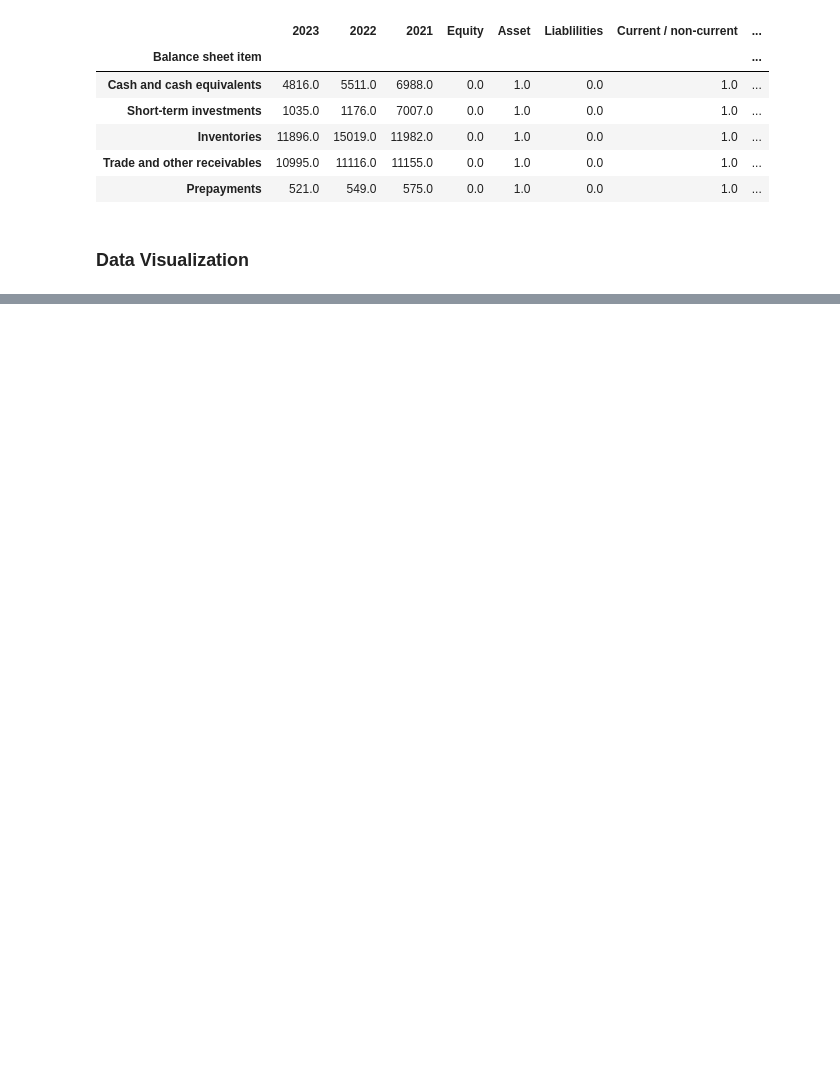
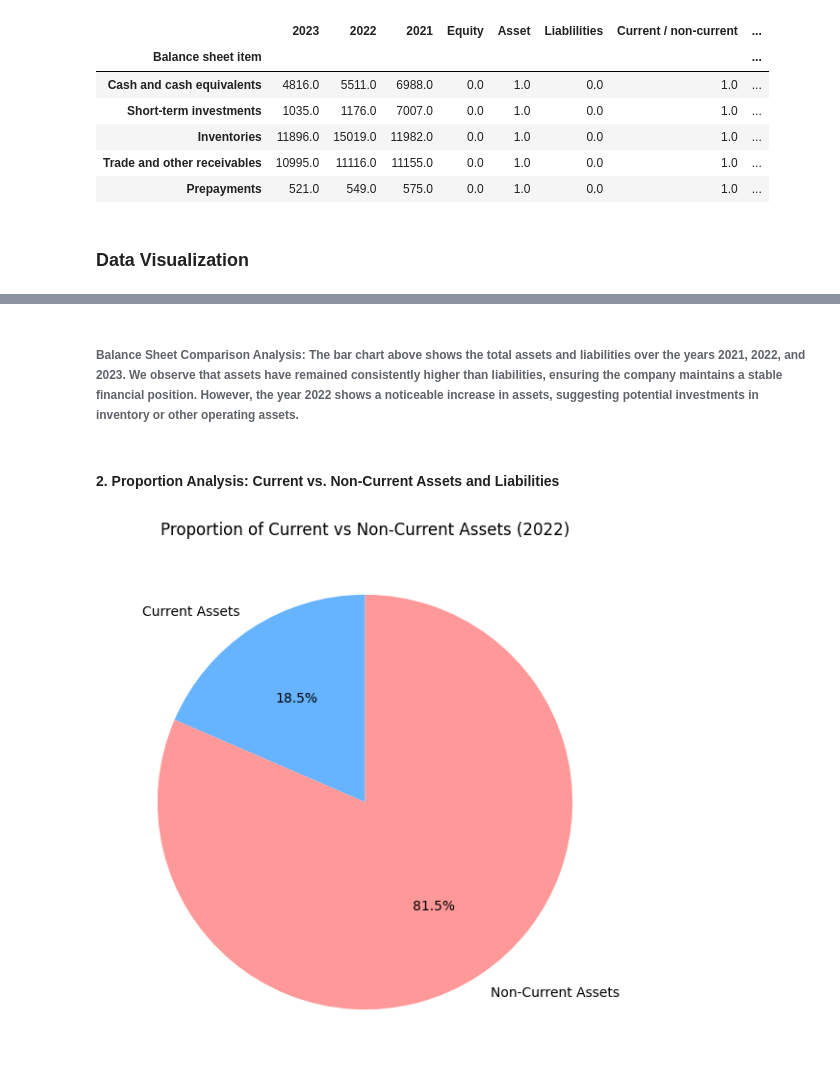
Before and after one commit to sak-15/Intro_to_python, a Jupyter notebook: financial_analysis.ipynb, the cells around one changed output, grey strips where cells are left out. Saved outputs shown, nothing was run; the diff lists cells and outputs as text; code cells hidden in the pictures; blank space fills up the shorter version.

Commit message:
Additional analysis

```diff
--- a/financial_analysis.ipynb
+++ b/financial_analysis.ipynb
@@ -114,0 +110,19 @@ trade_and_other_payable_items.head()
+# %% [markdown]
+###### Balance Sheet Comparison Analysis: The bar chart above shows the total assets and liabilities over the years 2021, 2022, and 2023. We observe that assets have remained consistently higher than liabilities, ensuring the company maintains a stable financial position. However, the year 2022 shows a noticeable increase in assets, suggesting potential investments in inventory or other operating assets.
+# %% [markdown]
+#### 2. Proportion Analysis: Current vs. Non-Current Assets and Liabilities
+# %%
+# Proportion of current vs. non-current items for assets
+current_assets = balance_sheet[balance_sheet['Current / non-current'] == 1]['2022'].sum()  # Using 2022 data for analysis
+non_current_assets = balance_sheet[balance_sheet['Current / non-current'] == 0]['2022'].sum()
+
+# Pie chart for asset proportions
+labels = ['Current Assets', 'Non-Current Assets']
+sizes = [current_assets, non_current_assets]
+
+plt.figure(figsize=(7, 7))
+plt.pie(sizes, labels=labels, autopct='%1.1f%%', startangle=90, colors=['#66b3ff', '#ff9999'])
+plt.title("Proportion of Current vs Non-Current Assets (2022)")
+plt.show()
+# %% [output]
+[figure, added]
```
Also changed, not shown: parts of 23 cells of this notebook, 1 other file.
